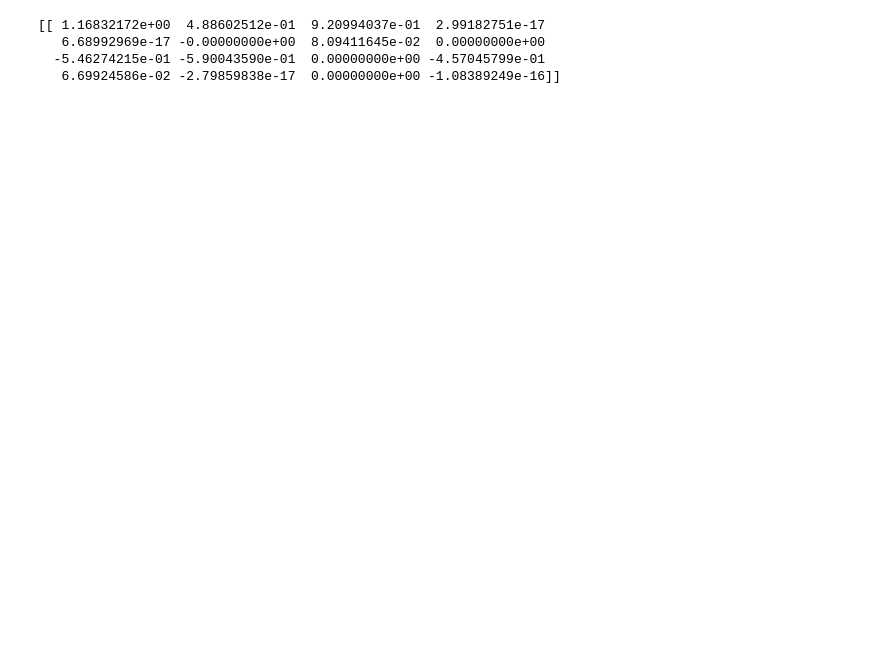
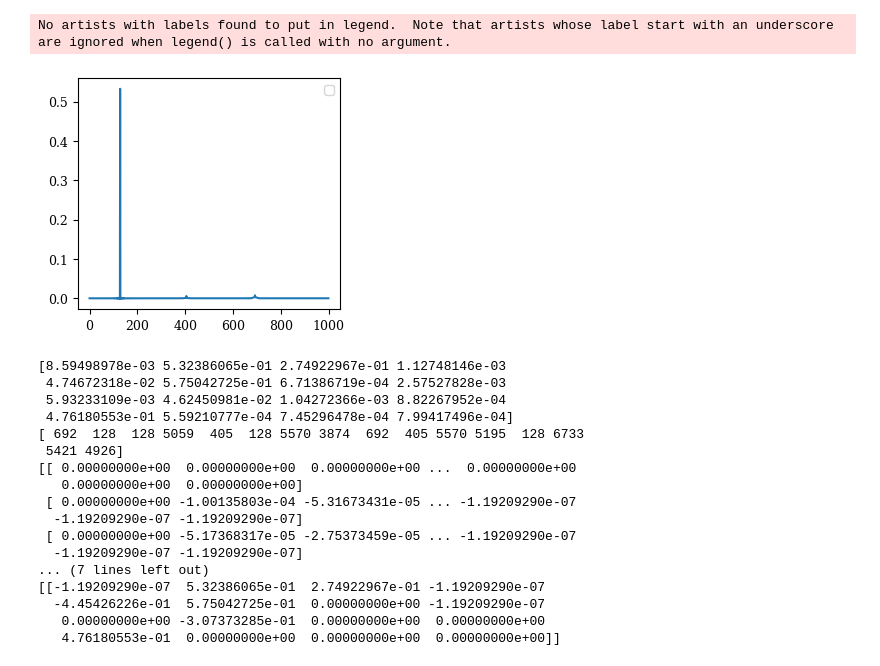
Before and after one commit to Floloffel/VAR-Project, a Jupyter notebook: Private testing / Avijah/test_asn.ipynb, the cells around one changed output. Saved outputs shown, nothing was run; the diff lists cells and outputs as text; code cells hidden in the pictures; blank space fills up the shorter version.

```diff
--- a/Private testing / Avijah/test_asn.ipynb
+++ b/Private testing / Avijah/test_asn.ipynb
@@ -41,18 +53,3 @@ plt.gcf().set_size_inches(7, 3.5)
 # %%
 beta_a = np.sqrt(4*np.pi)/ (A_sec[0, 0] * J_sec)
 beta_e = 1/ (A_sec[0, :].conj()@A_sec[0, :]/np.sqrt(4*np.pi) * J_sec/np.sqrt(4*np.pi))
-# %%
-# INPUT
-Omega_in = np.c_[0, 0]
-N_sph_in = N_sph
-in_nm = spa.sph.sh_matrix(N_sph_in, Omega_in[:, 0], Omega_in[:, 1], shtype).conj()
-in_nm = spa.sph.repeat_per_order(spa.sph.cardioid_modal_weights(N_sph_in)) * in_nm  # make cardioid
-in_nm += spa.sph.sh_matrix(N_sph_in, Omega_in[:, 0]+np.pi/2, Omega_in[:, 1]+\
-                           np.pi/2, shtype).conj()  # add another
-
-print(in_nm)
-# %% [output]
-[[ 1.16832172e+00  4.88602512e-01  9.20994037e-01  2.99182751e-17
-   6.68992969e-17 -0.00000000e+00  8.09411645e-02  0.00000000e+00
-  -5.46274215e-01 -5.90043590e-01  0.00000000e+00 -4.57045799e-01
-   6.69924586e-02 -2.79859838e-17  0.00000000e+00 -1.08389249e-16]]
@@ -59 +68,40 @@ print(in_nm)
+# %%
+# - Additional content -
+# Plot of single Channels from the SRIR, code taken from Flo
+for idx, signal in enumerate(in_sig):
+    plt.plot(signal[0:1000], label=f"CH{idx}")
+
+plt.legend()
+plt.show()
+
+# Extracting the sample with highest value of the SRIR
+max_sample = np.max(in_sig, axis= 1)
+ind_max_sample = np.argmax(in_sig, axis = 1)
+
+print(max_sample)
+print(ind_max_sample)
+
+in_nm = in_sig[:,ind_max_sample[1]:ind_max_sample[1]+1].transpose() # Maximum Value of Channel 2 used, only for testing purpose
+print(in_sig)
+print(in_nm)
+# %% [output]
+No artists with labels found to put in legend.  Note that artists whose label start with an underscore are ignored when legend() is called with no argument.
+[figure, added]
+[8.59498978e-03 5.32386065e-01 2.74922967e-01 1.12748146e-03
+ 4.74672318e-02 5.75042725e-01 6.71386719e-04 2.57527828e-03
+ 5.93233109e-03 4.62450981e-02 1.04272366e-03 8.82267952e-04
+ 4.76180553e-01 5.59210777e-04 7.45296478e-04 7.99417496e-04]
+[ 692  128  128 5059  405  128 5570 3874  692  405 5570 5195  128 6733
+ 5421 4926]
+[[ 0.00000000e+00  0.00000000e+00  0.00000000e+00 ...  0.00000000e+00
+   0.00000000e+00  0.00000000e+00]
+ [ 0.00000000e+00 -1.00135803e-04 -5.31673431e-05 ... -1.19209290e-07
+  -1.19209290e-07 -1.19209290e-07]
+ [ 0.00000000e+00 -5.17368317e-05 -2.75373459e-05 ... -1.19209290e-07
+  -1.19209290e-07 -1.19209290e-07]
+... (7 lines left out)
+[[-1.19209290e-07  5.32386065e-01  2.74922967e-01 -1.19209290e-07
+  -4.45426226e-01  5.75042725e-01  0.00000000e+00 -1.19209290e-07
+   0.00000000e+00 -3.07373285e-01  0.00000000e+00  0.00000000e+00
+   4.76180553e-01  0.00000000e+00  0.00000000e+00  0.00000000e+00]]
 # %%
```
Also changed, not shown: parts of 8 cells of this notebook.
